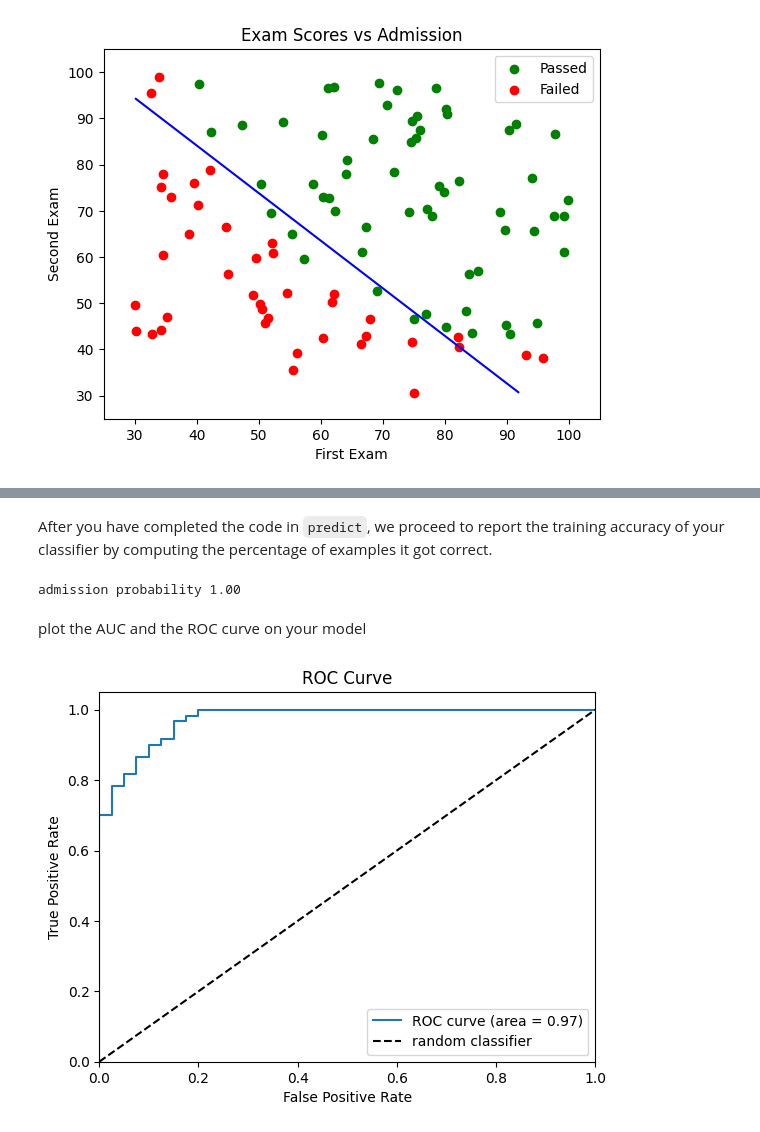
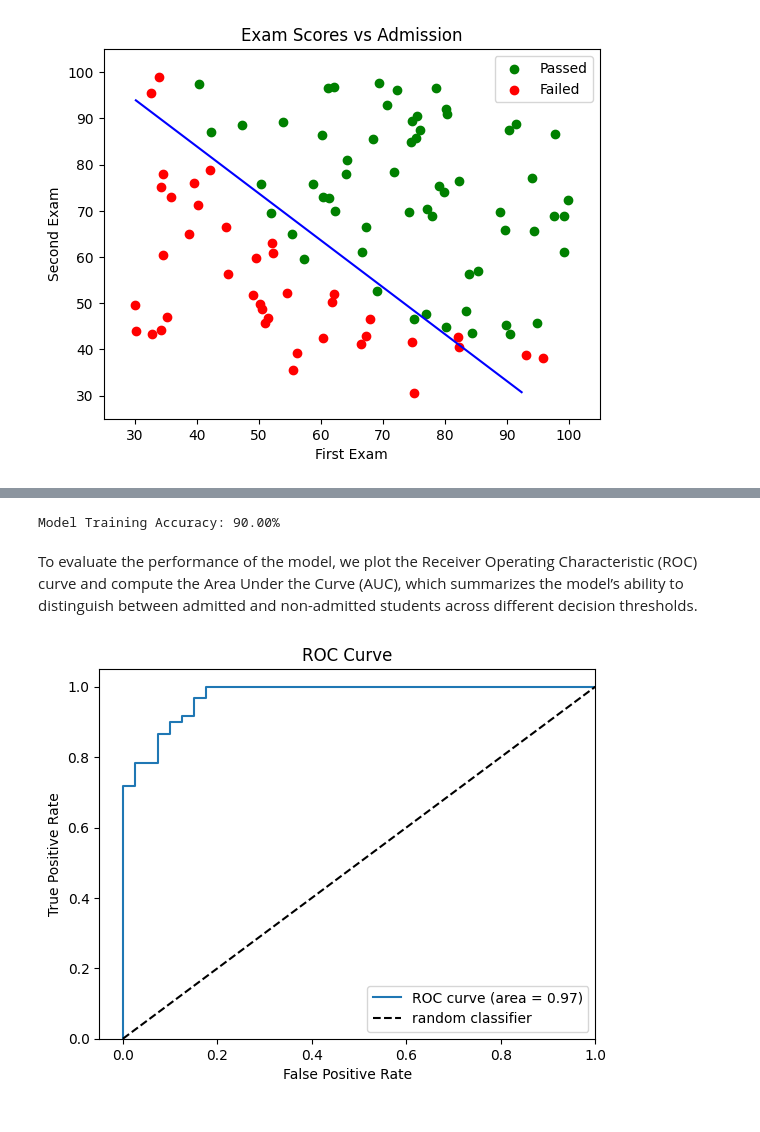
Before and after one commit to Amit-Bruhim/Student-Admission-Classification, a Jupyter notebook: src/logistic_regression_admission.ipynb, the cells around one changed output, grey strips where cells are left out. Saved outputs shown, nothing was run; the diff lists cells and outputs as text; code cells hidden in the pictures.

```diff
--- a/src/logistic_regression_admission.ipynb
+++ b/src/logistic_regression_admission.ipynb
@@ -317,35 +342,45 @@ def accuracy(y_pred, y):
     errors_amount = np.count_nonzero(diff)
     accuracy = 1 - errors_amount / len(diff)
     return accuracy
-# %% [markdown]
-After you have completed the code in `predict`, we proceed to report the training accuracy of your classifier by computing the percentage of examples it got correct.
-# %%
-# Predict probability for a student with score 45 on exam 1
-# and score 85 on exam 2
-
-prob = sigmoid(np.array([1, 53, 94]).dot(theta_optimized))
-print("admission probability {:.2f}".format(prob))
-# %% [output]
-admission probability 1.00
-# %% [markdown]
-plot the AUC and the ROC curve on your model
+# %%
+# 1. Manually scale the original features (First_Exam and Second_Exam)
+# We use the same 'mean' and 'std' calculated during training
+X_original = students[["First_Exam", "Second_Exam"]].values
+X_scaled = (X_original - mean) / std
+
+# 2. Add the intercept (bias) column of ones
+X_full = np.c_[np.ones(X_scaled.shape[0]), X_scaled]
+
+# 3. Generate predictions for the entire dataset
+y_pred = predict(theta_optimized, X_full)
+
+# 4. Calculate accuracy using your accuracy function
+# 'y' should be the actual labels (e.g., students["Admission_Status"])
+model_accuracy = accuracy(y_pred, y)
+
+# 5. Print the accuracy percentage
+print(f"Model Training Accuracy: {model_accuracy * 100:.2f}%")
+# %% [output]
+Model Training Accuracy: 90.00%
+# %% [markdown]
+To evaluate the performance of the model, we plot the Receiver Operating Characteristic (ROC) curve and compute the Area Under the Curve (AUC), which summarizes the model’s ability to distinguish between admitted and non-admitted students across different decision thresholds.
 # %%
 from sklearn.metrics import roc_curve, auc
 
 y_pred = sigmoid(np.dot(X, theta_optimized))
 # Calculate ROC curve
 fpr, tpr, thresholds = roc_curve(y, y_pred)
 roc_auc = auc(fpr, tpr)
 # Plot the ROC curve
 plt.figure()
 plt.plot(fpr, tpr, label='ROC curve (area = %0.2f)' % roc_auc)
 plt.plot([0, 1], [0, 1], 'k--', label='random classifier')
-plt.xlim([0.0, 1.0])
+plt.xlim([-0.05, 1.0])
 plt.ylim([0.0, 1.05])
 plt.xlabel('False Positive Rate')
 plt.ylabel('True Positive Rate')
 plt.title('ROC Curve')
 plt.legend()
 plt.show()
 # %% [output]
-[figure, old version]
+[figure, new version]
```
Also changed, not shown: parts of 24 cells of this notebook.
